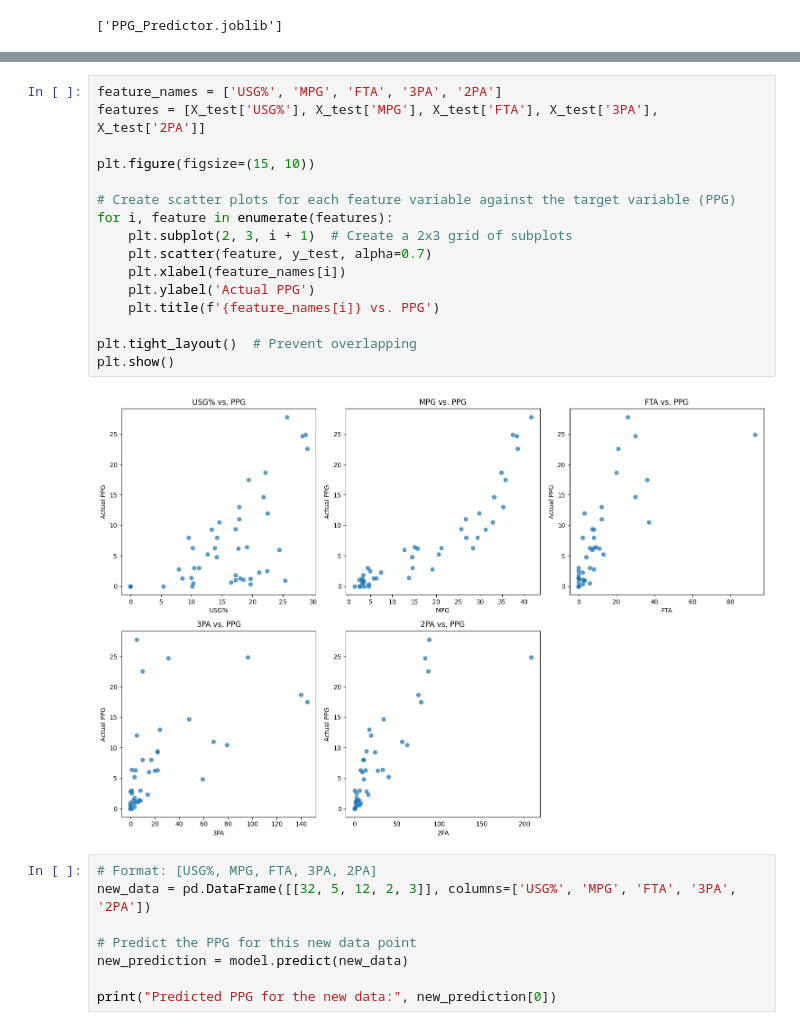
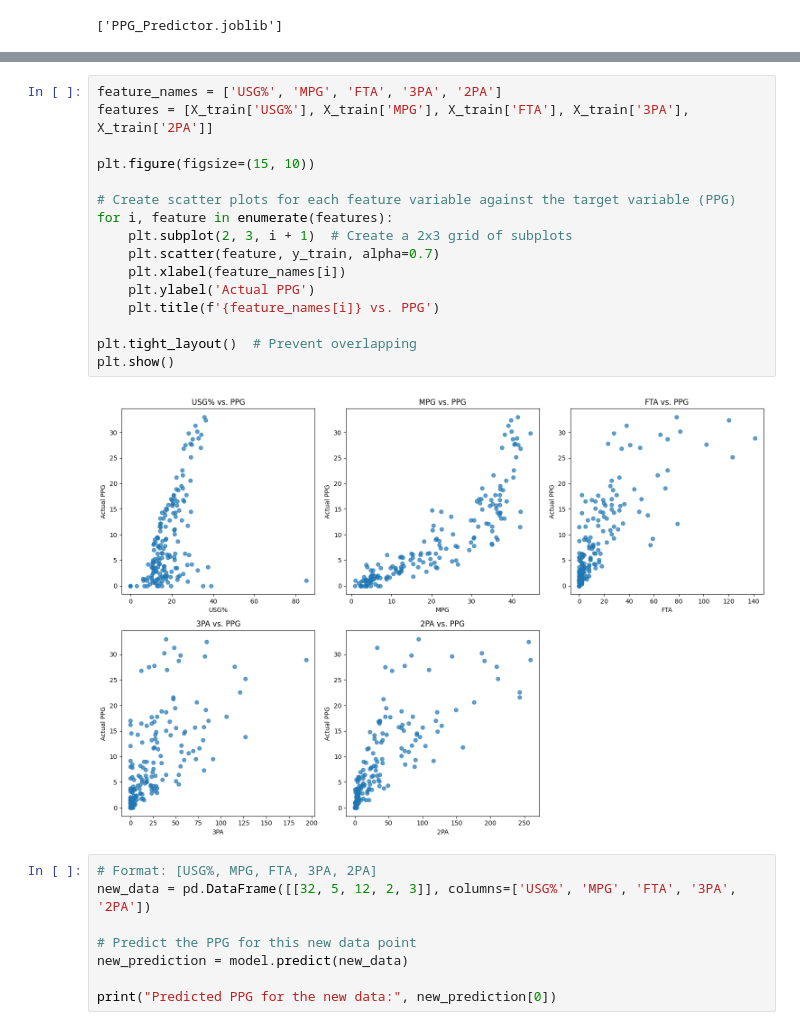
Before and after one commit to SanchithVel/NBA-PPG-Predictor, a Jupyter notebook: NBA_PPG_Predictor.ipynb, the cells around one changed output, grey strips where cells are left out. Cells and saved outputs as stored; diff of their text form.

```diff
--- a/NBA_PPG_Predictor.ipynb
+++ b/NBA_PPG_Predictor.ipynb
@@ -89,21 +89,21 @@ plt.show()
 # %%
 feature_names = ['USG%', 'MPG', 'FTA', '3PA', '2PA']
-features = [X_test['USG%'], X_test['MPG'], X_test['FTA'], X_test['3PA'], X_test['2PA']]
+features = [X_train['USG%'], X_train['MPG'], X_train['FTA'], X_train['3PA'], X_train['2PA']]
 
 plt.figure(figsize=(15, 10))
 
 # Create scatter plots for each feature variable against the target variable (PPG)
 for i, feature in enumerate(features):
     plt.subplot(2, 3, i + 1)  # Create a 2x3 grid of subplots
-    plt.scatter(feature, y_test, alpha=0.7)
+    plt.scatter(feature, y_train, alpha=0.7)
     plt.xlabel(feature_names[i])
     plt.ylabel('Actual PPG')
     plt.title(f'{feature_names[i]} vs. PPG')
 
 plt.tight_layout()  # Prevent overlapping
 plt.show()
 # %% [output]
-[figure, old version]
+[figure, new version]
 # %%
 # Format: [USG%, MPG, FTA, 3PA, 2PA]
 new_data = pd.DataFrame([[32, 5, 12, 2, 3]], columns=['USG%', 'MPG', 'FTA', '3PA', '2PA'])
```
Also changed, not shown: parts of 2 cells of this notebook.
